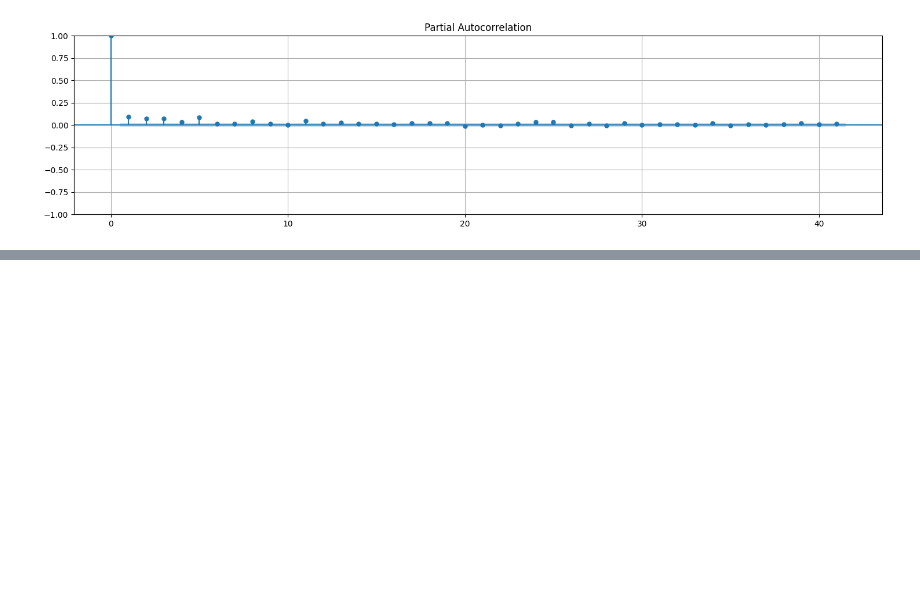
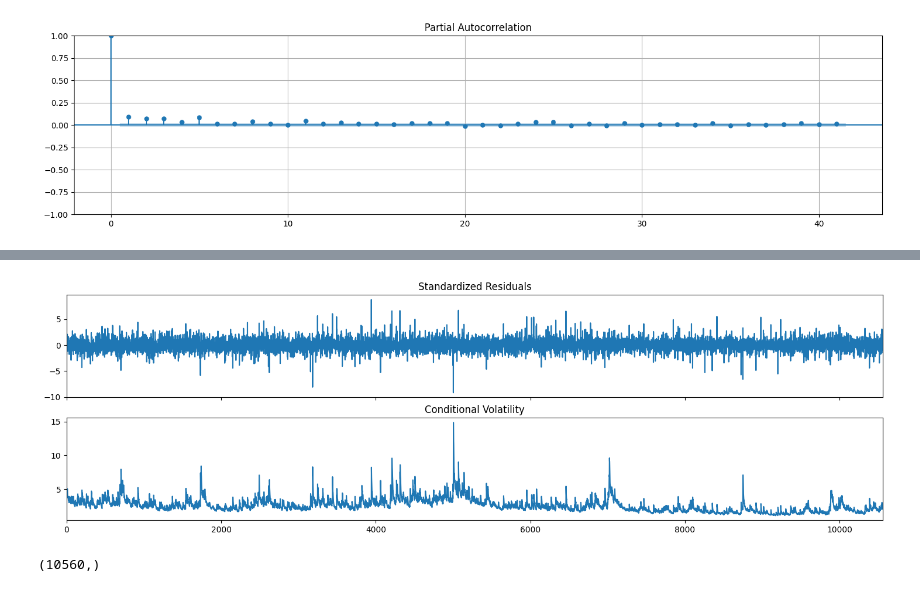
Before and after one commit to AndrewGrishin/Stock-Forecasting, a Jupyter notebook: FIGARCH/figarch.ipynb, the cells around one changed output, grey strips where cells are left out. Drawn from its saved outputs; the diff is of its cells as text; code cells hidden in the pictures; blank space fills up the shorter version.

```diff
--- a/FIGARCH/figarch.ipynb
+++ b/FIGARCH/figarch.ipynb
@@ -81 +124,6 @@ result.summary()
+# %%
+result.plot();
+plt.show()
+# %% [output]
+[figure, added]
 # %%
@@ -83,3 +131,7 @@ forecast = result.forecast(horizon= 30, reindex= True)
+# %%
+returns_train.shape
+# %% [output]
+(10560,)
 # %%
 start = -60
 # plt.title("Доходности цен открытия Apple с выхода на IPO по 2022 год (в %)")
```
Also changed, not shown: parts of 9 cells of this notebook, 5 other files.
